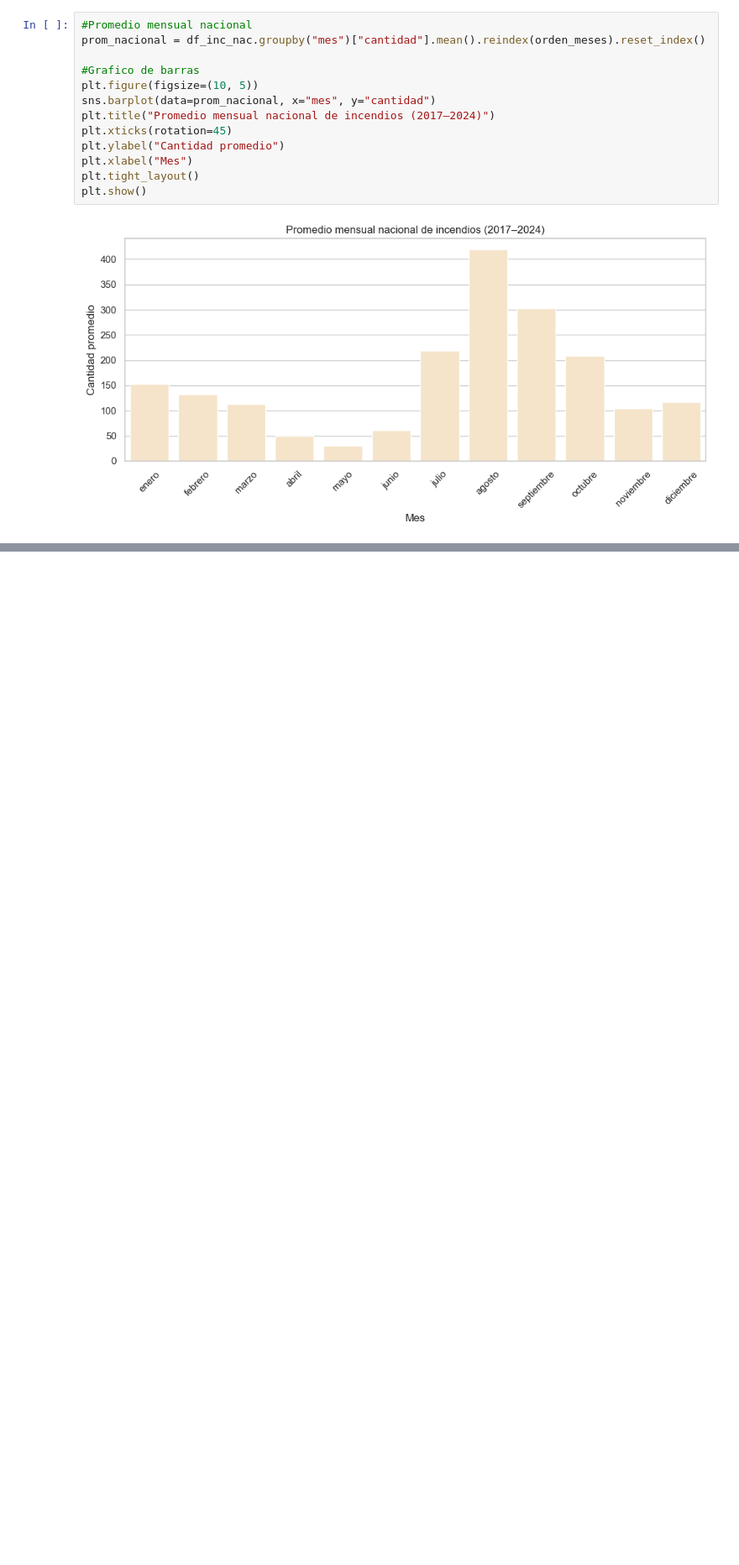
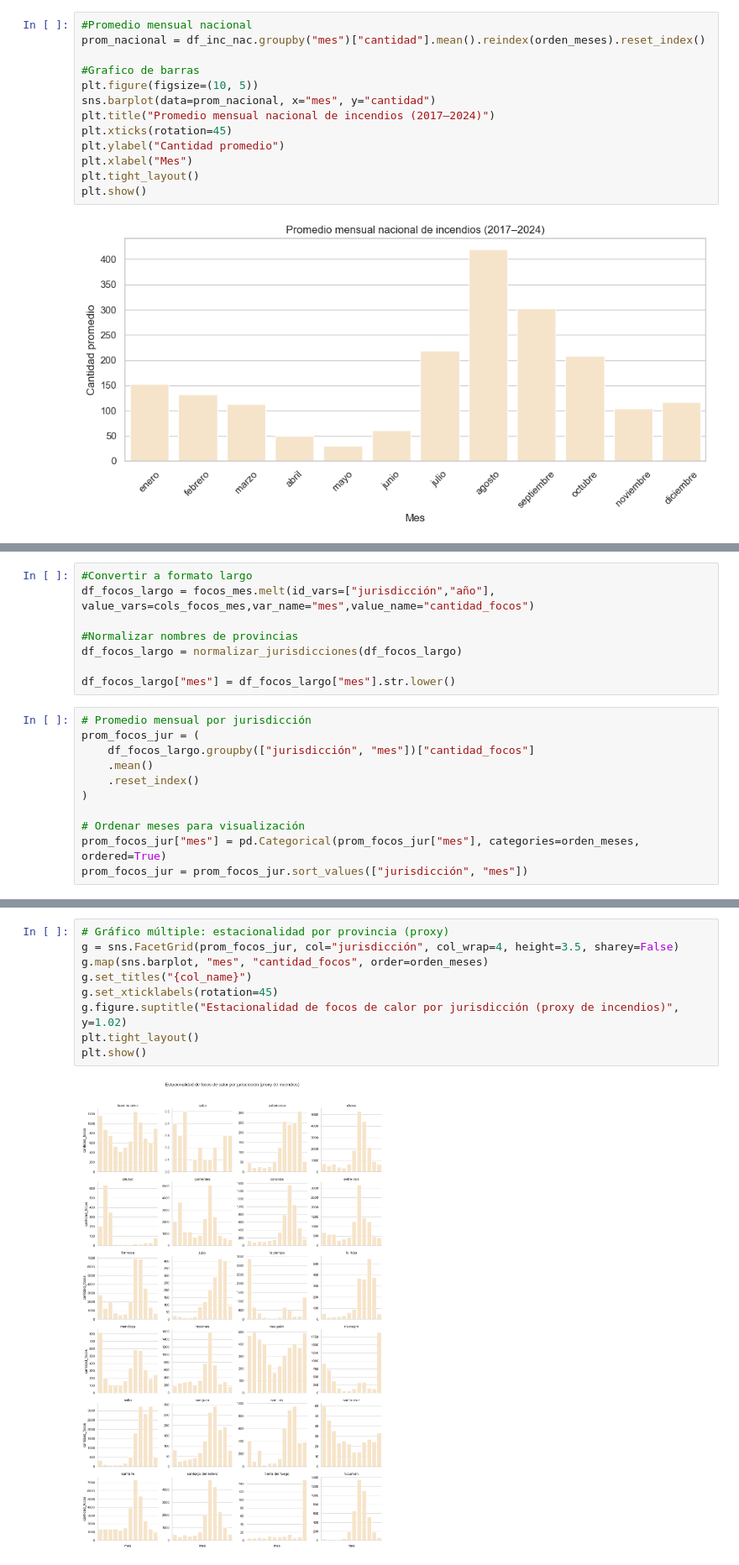
Before and after one commit to FNT138/Analisis_PrediccionIncendiosForestales, a Jupyter notebook: Proy.ipynb, the cells around one changed output, grey strips where cells are left out. Shown at 84% size. Saved outputs shown, nothing was run; the diff lists cells and outputs as text; blank space fills up the shorter version.

Commit message:
Proxy de incendios por mes por jurisdicción utilizando focos

```diff
--- a/Proy.ipynb
+++ b/Proy.ipynb
@@ -356,0 +359,19 @@ plt.show()
+# %%
+#Convertir a formato largo
+df_focos_largo = focos_mes.melt(id_vars=["jurisdicción","año"], value_vars=cols_focos_mes,var_name="mes",value_name="cantidad_focos")
+
+#Normalizar nombres de provincias
+df_focos_largo = normalizar_jurisdicciones(df_focos_largo)
+
+df_focos_largo["mes"] = df_focos_largo["mes"].str.lower()
+# %%
+# Promedio mensual por jurisdicción
+prom_focos_jur = (
+    df_focos_largo.groupby(["jurisdicción", "mes"])["cantidad_focos"]
+    .mean()
+    .reset_index()
+)
+
+# Ordenar meses para visualización
+prom_focos_jur["mes"] = pd.Categorical(prom_focos_jur["mes"], categories=orden_meses, ordered=True)
+prom_focos_jur = prom_focos_jur.sort_values(["jurisdicción", "mes"])
@@ -356,0 +381,11 @@ plt.show()
+# %%
+# Gráfico múltiple: estacionalidad por provincia (proxy)
+g = sns.FacetGrid(prom_focos_jur, col="jurisdicción", col_wrap=4, height=3.5, sharey=False)
+g.map(sns.barplot, "mes", "cantidad_focos", order=orden_meses)
+g.set_titles("{col_name}")
+g.set_xticklabels(rotation=45)
+g.figure.suptitle("Estacionalidad de focos de calor por jurisdicción (proxy de incendios)", y=1.02)
+plt.tight_layout()
+plt.show()
+# %% [output]
+[figure, added]
```
Also changed, not shown: parts of 4 cells of this notebook.
